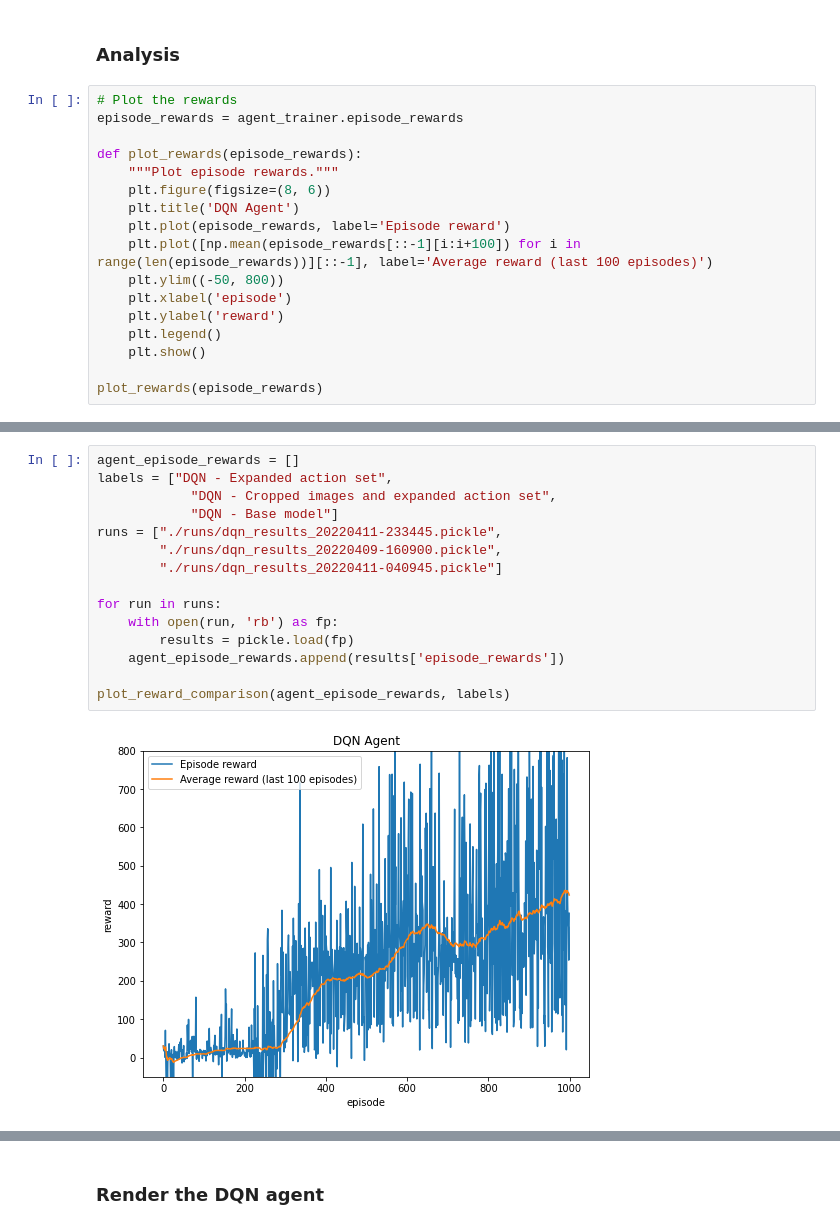
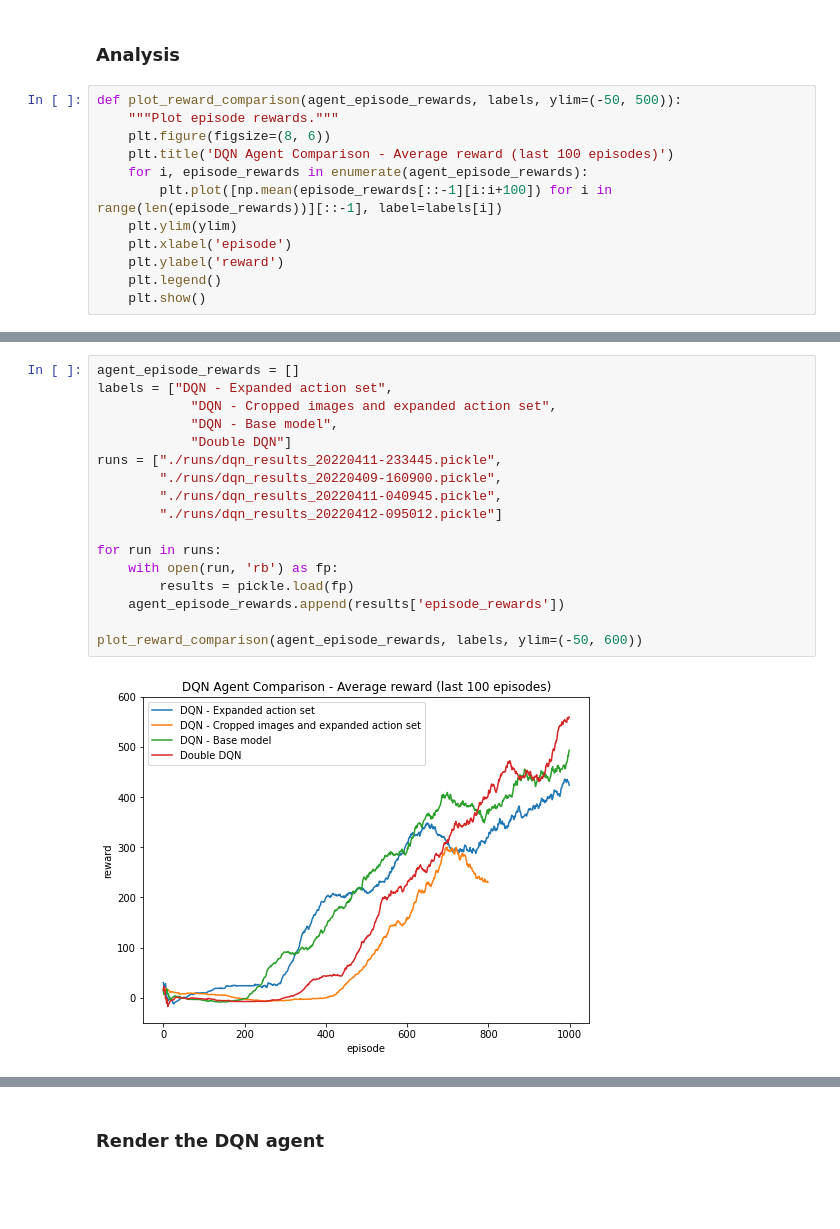
Before and after one commit to g-nightingale/car-racing-rl, a Jupyter notebook: car_racing_dqn.ipynb, the cells around one changed output, grey strips where cells are left out. Saved outputs shown, nothing was run; the diff lists cells and outputs as text; blank space fills up the shorter version.

```diff
--- a/car_racing_dqn.ipynb
+++ b/car_racing_dqn.ipynb
@@ -206,19 +183,14 @@ Track generation: 1159..1453 -> 294-tiles track
 # %% [markdown]
 ### Analysis
 # %%
-# Plot the rewards
-episode_rewards = agent_trainer.episode_rewards
-
-def plot_rewards(episode_rewards):
+def plot_reward_comparison(agent_episode_rewards, labels, ylim=(-50, 500)):
     """Plot episode rewards."""
     plt.figure(figsize=(8, 6))
-    plt.title('DQN Agent')
-    plt.plot(episode_rewards, label='Episode reward')
-    plt.plot([np.mean(episode_rewards[::-1][i:i+100]) for i in range(len(episode_rewards))][::-1], label='Average reward (last 100 episodes)')
-    plt.ylim((-50, 800))
+    plt.title('DQN Agent Comparison - Average reward (last 100 episodes)')
+    for i, episode_rewards in enumerate(agent_episode_rewards):
+        plt.plot([np.mean(episode_rewards[::-1][i:i+100]) for i in range(len(episode_rewards))][::-1], label=labels[i])
+    plt.ylim(ylim)
     plt.xlabel('episode')
     plt.ylabel('reward')
     plt.legend()
     plt.show()
-
-plot_rewards(episode_rewards)
@@ -227,17 +197,19 @@ plot_rewards(episode_rewards)
 # %%
 agent_episode_rewards = []
 labels = ["DQN - Expanded action set",
             "DQN - Cropped images and expanded action set",
-            "DQN - Base model"]
+            "DQN - Base model",
+            "Double DQN"]
 runs = ["./runs/dqn_results_20220411-233445.pickle",
         "./runs/dqn_results_20220409-160900.pickle",
-        "./runs/dqn_results_20220411-040945.pickle"]
+        "./runs/dqn_results_20220411-040945.pickle",
+        "./runs/dqn_results_20220412-095012.pickle"]
 
 for run in runs:
     with open(run, 'rb') as fp:
         results = pickle.load(fp)
     agent_episode_rewards.append(results['episode_rewards'])
 
-plot_reward_comparison(agent_episode_rewards, labels)
+plot_reward_comparison(agent_episode_rewards, labels, ylim=(-50, 600))
 # %% [output]
-[figure, old version]
+[figure, new version]
```
Also changed, not shown: parts of 15 cells of this notebook, 4 other files.
